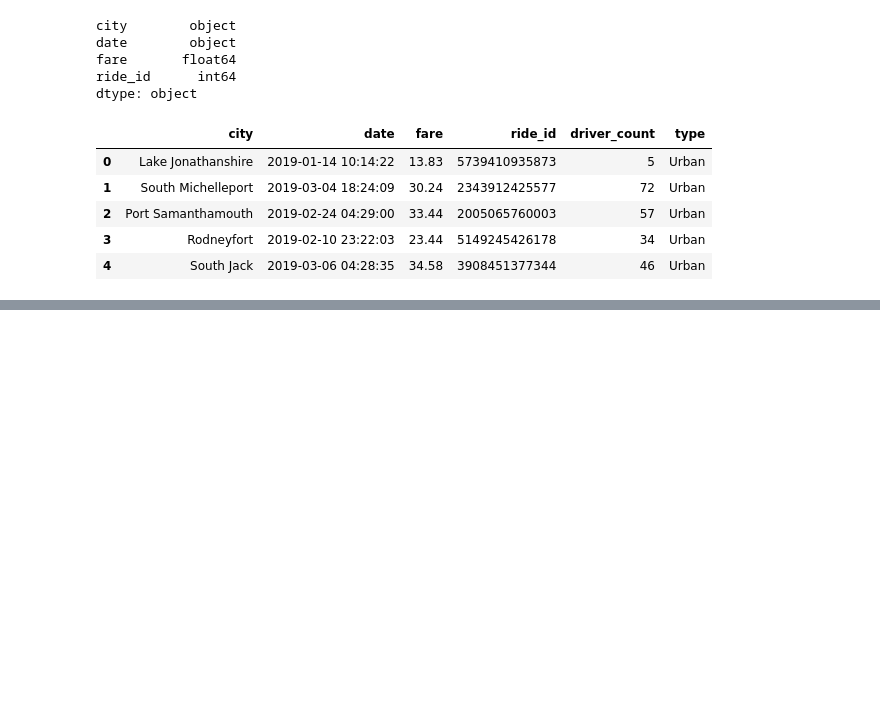
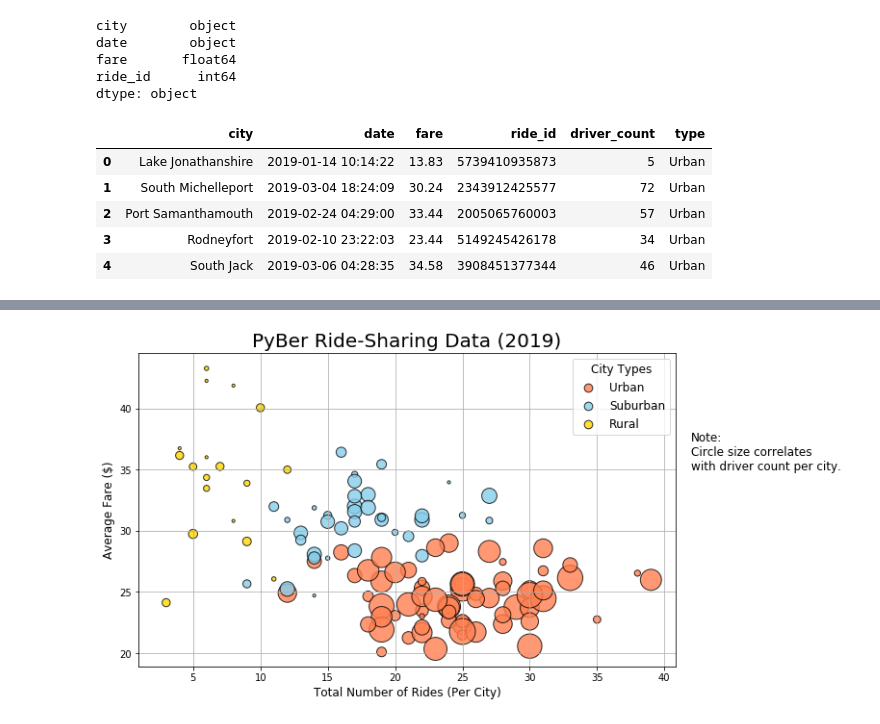
Before and after one commit to patricialan/PyBer_Analysis, a Jupyter notebook: PyBer.ipynb, the cells around one changed output, grey strips where cells are left out. Cells and saved outputs as stored; diff of their text form; code cells hidden in the pictures; blank space fills up the shorter version.

```diff
--- a/PyBer.ipynb
+++ b/PyBer.ipynb
@@ -127,0 +269,59 @@ pyber_data_df.head()
+# %%
+# Combine scatter plots for each type of city
+# Enlarge figure
+plt.subplots(figsize=(10,6))
+
+# Urban
+plt.scatter(urban_ride_count,
+            urban_avg_fare,
+            s=urban_driver_count*10,
+            c="coral",
+            edgecolor="black",
+            linewidths=1,
+            alpha=0.8,
+            label="Urban")
+
+# Suburban
+plt.scatter(suburban_ride_count,
+            suburban_avg_fare,
+            s=suburban_driver_count*10,
+            c="skyblue",
+            edgecolor="black",
+            linewidths=1,
+            alpha=0.8,
+            label="Suburban")
+
+# Rural
+plt.scatter(rural_ride_count,
+            rural_avg_fare,
+            s=rural_driver_count*10,
+            c="gold",
+            edgecolor="black",
+            linewidths=1,
+            alpha=0.8,
+            label="Rural")
+
+# Graph properties
+plt.title("PyBer Ride-Sharing Data (2019)", fontsize=20)
+plt.ylabel("Average Fare ($)", fontsize=12)
+plt.xlabel("Total Number of Rides (Per City)", fontsize=12)
+plt.grid(True)
+
+# Legend
+lgnd = plt.legend(fontsize="12", mode="Expanded",
+         scatterpoints=1, loc="best", title="City Types")
+lgnd.legendHandles[0]._sizes = [75]
+lgnd.legendHandles[1]._sizes = [75]
+lgnd.legendHandles[2]._sizes = [75]
+lgnd.get_title().set_fontsize(12)
+
+# Text label about circle size
+plt.text(42, 35, "Note:\nCircle size correlates\nwith driver count per city.", fontsize="12")
+
+# Save the figure
+plt.savefig("Analysis/Fig1.png", bbox_inches="tight")
+
+# Show plot
+plt.show()
+# %% [output]
+[figure, added]
```
Also changed, not shown: parts of 12 cells of this notebook, 1 other file.
